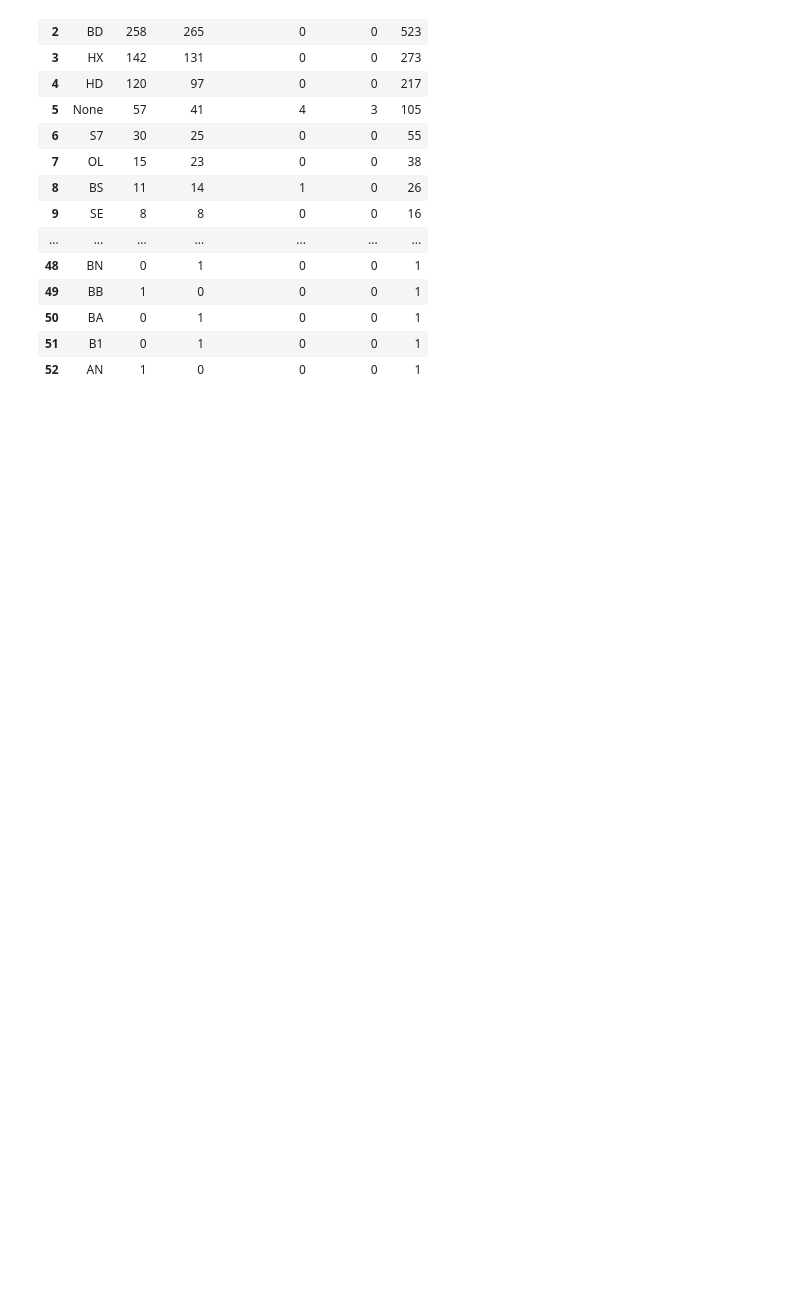
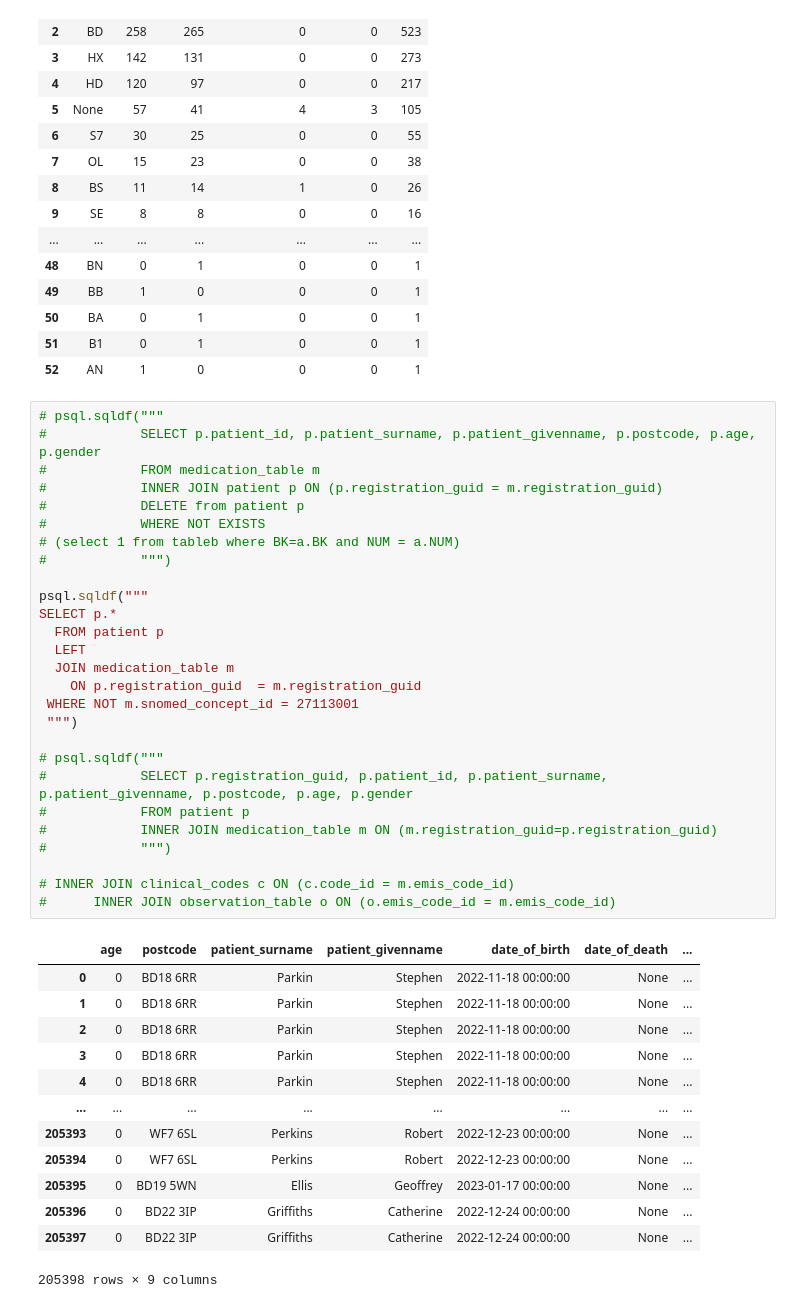
Before and after one commit to rpenn97/EMIS_task, a Jupyter notebook: solution/solution_py.ipynb, the cells around one changed output. Saved outputs shown, nothing was run; the diff lists cells and outputs as text; blank space fills up the shorter version.

```diff
--- a/solution/solution_py.ipynb
+++ b/solution/solution_py.ipynb
@@ -166,3 +99,44 @@ psql.sqldf("""
 | 50 | BA | 0 | 1 | 0 | 0 | 1 |
 | 51 | B1 | 0 | 1 | 0 | 0 | 1 |
 | 52 | AN | 1 | 0 | 0 | 0 | 1 |
+# %%
+# psql.sqldf("""
+#            SELECT p.patient_id, p.patient_surname, p.patient_givenname, p.postcode, p.age, p.gender
+#            FROM medication_table m
+#            INNER JOIN patient p ON (p.registration_guid = m.registration_guid)
+#            DELETE from patient p
+#            WHERE NOT EXISTS
+# (select 1 from tableb where BK=a.BK and NUM = a.NUM)
+#            """)
+
+psql.sqldf("""
+SELECT p.*
+  FROM patient p
+  LEFT
+  JOIN medication_table m
+    ON p.registration_guid  = m.registration_guid
+ WHERE NOT m.snomed_concept_id = 27113001
+ """)
+
+# psql.sqldf("""
+#            SELECT p.registration_guid, p.patient_id, p.patient_surname, p.patient_givenname, p.postcode, p.age, p.gender
+#            FROM patient p
+#            INNER JOIN medication_table m ON (m.registration_guid=p.registration_guid)
+#            """)
+
+# INNER JOIN clinical_codes c ON (c.code_id = m.emis_code_id)
+#      INNER JOIN observation_table o ON (o.emis_code_id = m.emis_code_id)
+# %% [output]
+|  | age | postcode | patient_surname | patient_givenname | date_of_birth | date_of_death | ... |
+| 0 | 0 | BD18 6RR | Parkin | Stephen | 2022-11-18 00:00:00 | None | ... |
+| 1 | 0 | BD18 6RR | Parkin | Stephen | 2022-11-18 00:00:00 | None | ... |
+| 2 | 0 | BD18 6RR | Parkin | Stephen | 2022-11-18 00:00:00 | None | ... |
+| 3 | 0 | BD18 6RR | Parkin | Stephen | 2022-11-18 00:00:00 | None | ... |
+| 4 | 0 | BD18 6RR | Parkin | Stephen | 2022-11-18 00:00:00 | None | ... |
+| ... | ... | ... | ... | ... | ... | ... | ... |
+| 205393 | 0 | WF7 6SL | Perkins | Robert | 2022-12-23 00:00:00 | None | ... |
+| 205394 | 0 | WF7 6SL | Perkins | Robert | 2022-12-23 00:00:00 | None | ... |
+| 205395 | 0 | BD19 5WN | Ellis | Geoffrey | 2023-01-17 00:00:00 | None | ... |
+| 205396 | 0 | BD22 3IP | Griffiths | Catherine | 2022-12-24 00:00:00 | None | ... |
+| 205397 | 0 | BD22 3IP | Griffiths | Catherine | 2022-12-24 00:00:00 | None | ... |
+205398 rows × 9 columns
```
Also changed, not shown: parts of 16 cells of this notebook.
